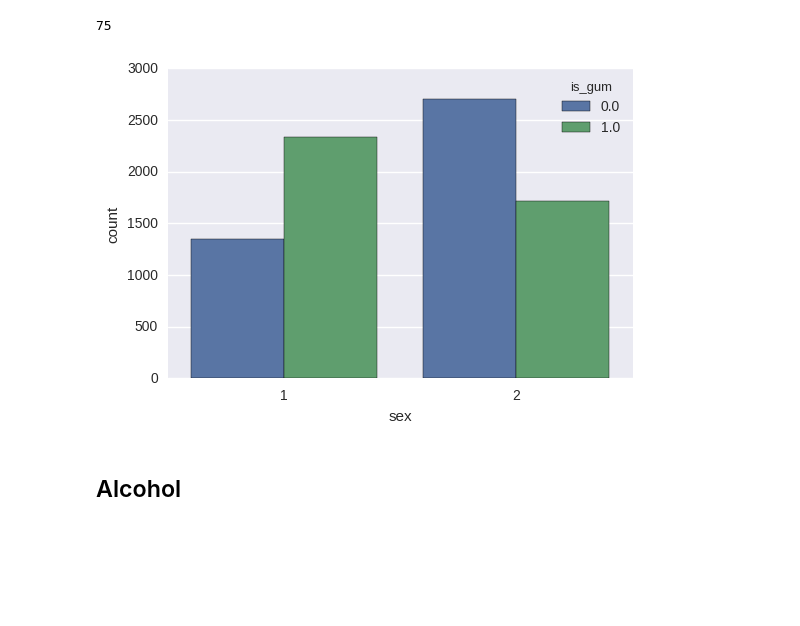
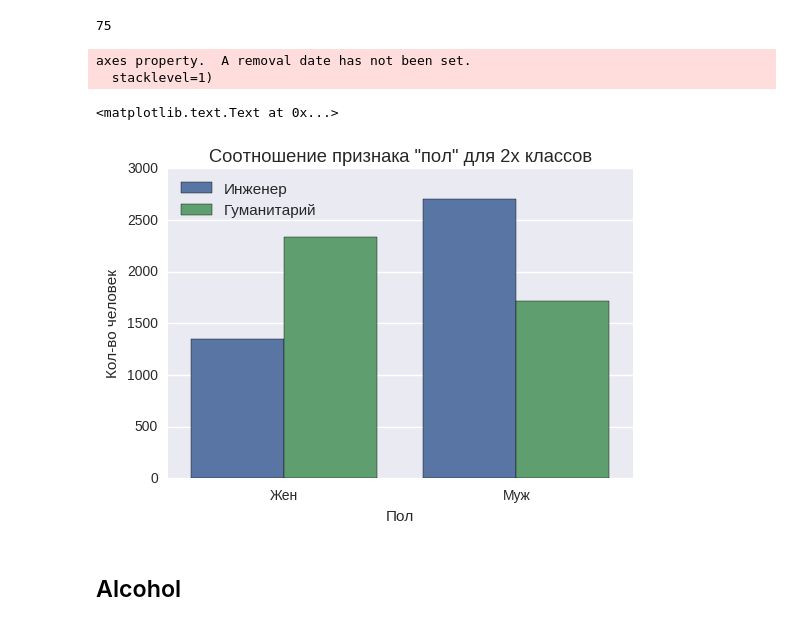
Before and after one commit to EvgenyKashin/CommentsAnalysis, a Jupyter notebook: analysis_vrn.ipynb, the cells around one changed output. Saved outputs shown, nothing was run; the diff lists cells and outputs as text; code cells hidden in the pictures; blank space fills up the shorter version.

```diff
--- a/analysis_vrn.ipynb
+++ b/analysis_vrn.ipynb
@@ -208,10 +224,23 @@ delta
 75
 # %%
 index_to_del = np.random.choice(users_df[users_df.is_gum == 1].index, delta, replace=False)
-# %%
-g = sns.countplot(x='sex', hue='is_gum',  data=users_df.drop(index_to_del))
-# %% [output]
-[figure, removed]
+# %%
+g = sns.countplot(x='sex', hue='is_gum',  data=users_df.drop(index_to_del))
+sns.set(font_scale=1.1)
+
+g.set_ylabel('Кол-во человек')
+g.set_xlabel('Пол')
+
+plt.xticks(range(2), ('Жен', 'Муж'))
+
+handles, labels = g.get_axes().get_legend_handles_labels()
+g.get_axes().legend(handles, ['Инженер', 'Гуманитарий'], loc='upper left')
+plt.title('Соотношение признака "пол" для 2х классов')
+# %% [output]
+axes property.  A removal date has not been set.
+  stacklevel=1)
+<matplotlib.text.Text at 0x...>
+[figure, added]
 # %% [markdown]
 ## Alcohol
 # %%
```
Also changed, not shown: parts of 20 cells of this notebook.
